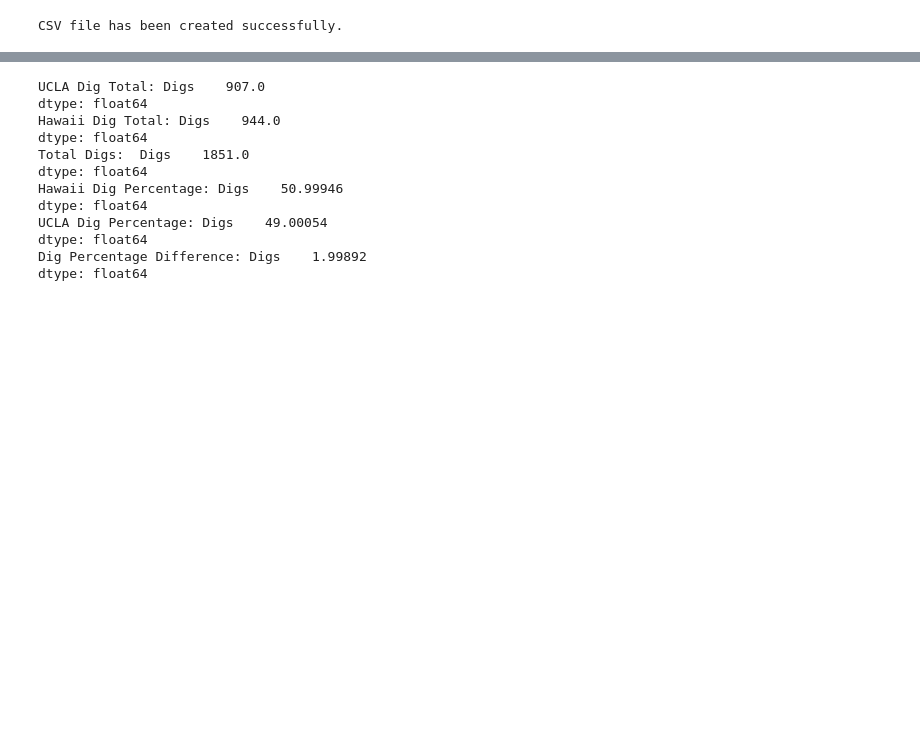
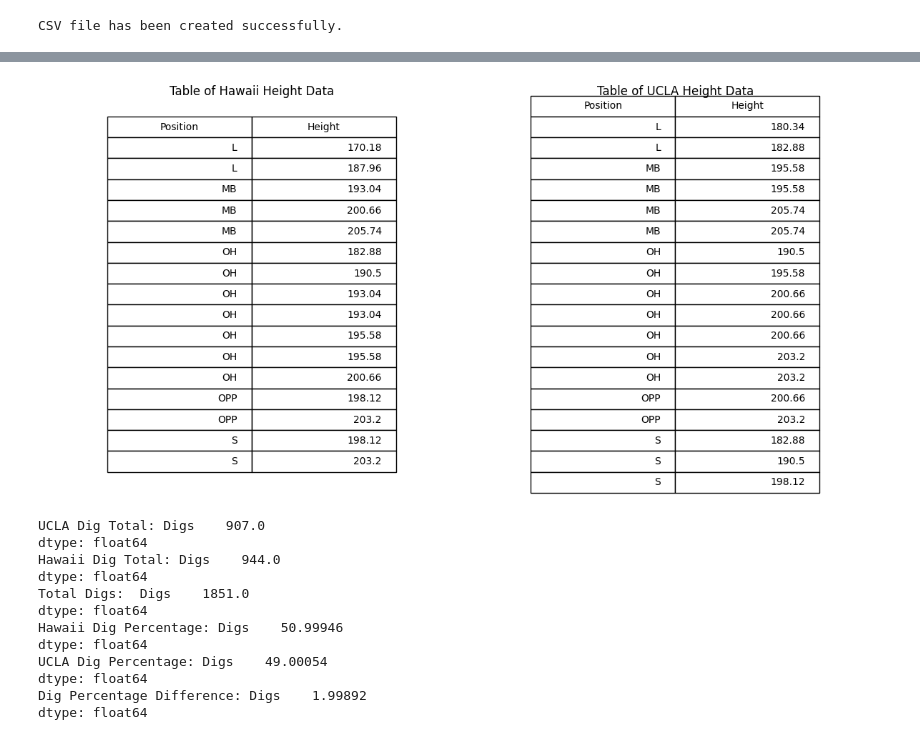
Before and after one commit to lzam0/Comprehensive-Analysis-of-Performance-Metrics, a Jupyter notebook: volleyball dataset.ipynb, the cells around one changed output, grey strips where cells are left out. Saved outputs shown, nothing was run; the diff lists cells and outputs as text; code cells hidden in the pictures; blank space fills up the shorter version.

```diff
--- a/volleyball dataset.ipynb
+++ b/volleyball dataset.ipynb
@@ -224,3 +194,39 @@ plt.show()
+# %%
+# graph size
+fig, axs = plt.subplots(1, 2, figsize=(12, 6))
+
+# table data hawaii
+table_data_hawaii = [[pos, height] for pos in positions_hawaii for height in hawaii_height[pos]]
+
+# table data ucla
+table_data_ucla = [[pos, height] for pos in positions_ucla for height in ucla_height[pos]]
+
+# hawaii table
+table_hawaii = axs[0].table(cellText=table_data_hawaii,
+                             loc='center',
+                             colLabels=['Position', 'Height'])
+table_hawaii.auto_set_font_size(False)
+table_hawaii.set_fontsize(10)
+table_hawaii.scale(0.7, 1.5)
+axs[0].set_title('Table of Hawaii Height Data')
+axs[0].axis('off')
+
+# ucla table
+table_ucla = axs[1].table(cellText=table_data_ucla,
+                           loc='center',
+                           colLabels=['Position', 'Height'])
+table_ucla.auto_set_font_size(False)
+table_ucla.set_fontsize(10)
+table_ucla.scale(0.7, 1.5)
+axs[1].set_title('Table of UCLA Height Data')
+axs[1].axis('off')
+
+# layout
+plt.tight_layout()
+
+plt.show()
+# %% [output]
+[figure, added]
 # %%
 # show the passing of all players within the team
 ucla_digs = df_ucla[['Player', 'Digs', 'Pos']] # with positions
```
Also changed, not shown: parts of 6 cells of this notebook.
